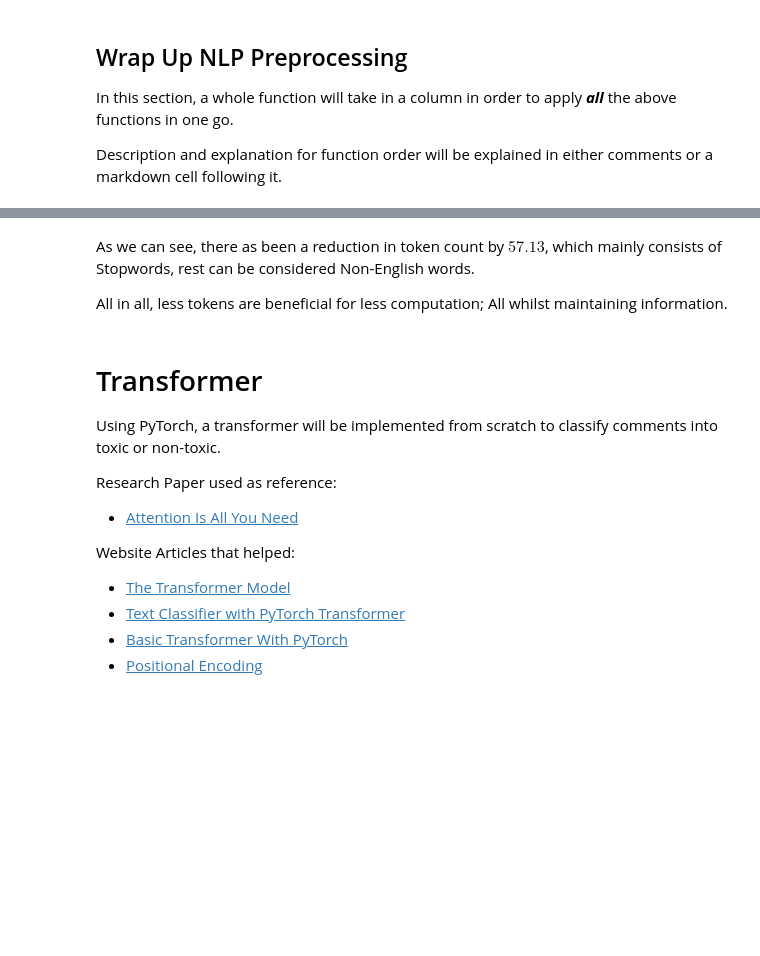
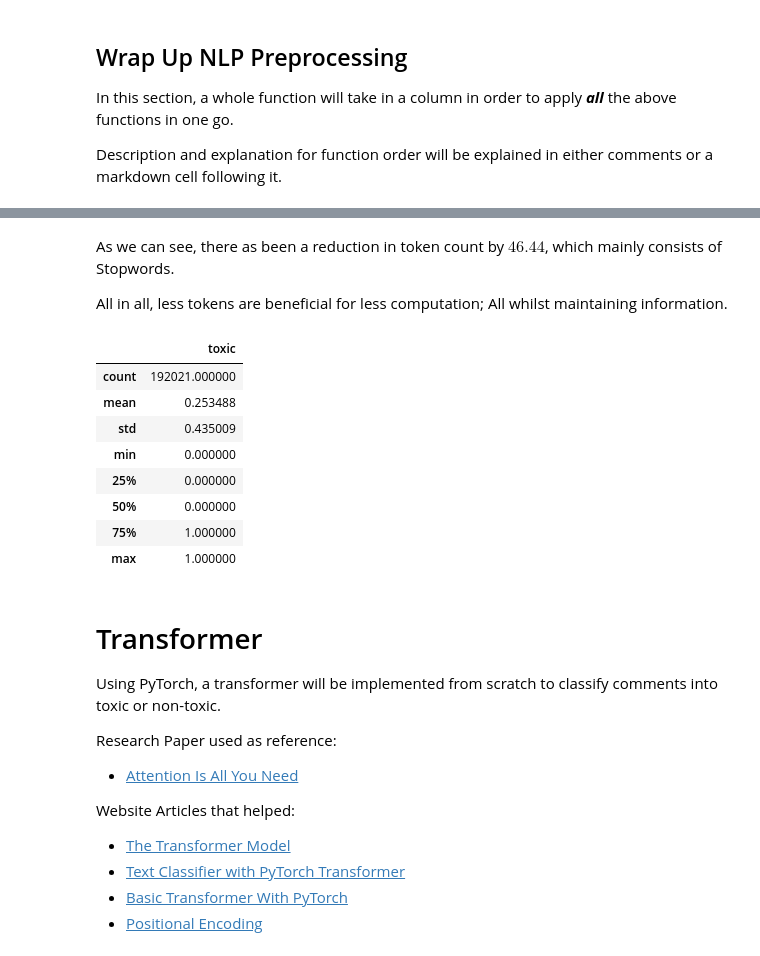
Before and after one commit to Supermjork/Final-Sprint, a Jupyter notebook: notebook/scratch_llm.ipynb, the cells around one changed output, grey strips where cells are left out. Saved outputs shown, nothing was run; the diff lists cells and outputs as text; code cells hidden in the pictures; blank space fills up the shorter version.

```diff
--- a/notebook/scratch_llm.ipynb
+++ b/notebook/scratch_llm.ipynb
@@ -456,8 +424,33 @@ Reduction Percentage : 57.13%
 | 4 | You sir are my hero Any chance yo... | 0 | [sir, hero, chance, remember, page] | [sir, hero, chanc, rememb, page] |
 # %% [markdown]
-As we can see, there as been a reduction in token count by $57.13%$, which mainly consists of Stopwords, rest can be considered Non-English words.
+As we can see, there as been a reduction in token count by $46.44%$, which mainly consists of Stopwords.
 
 All in all, less tokens are beneficial for less computation; All whilst maintaining information.
+# %%
+# Adding more toxic comments
+def inject_toxic(df: pd.DataFrame, toxic_val: int, toxic_colname: str, iters: int):
+    # Extracting toxic comments
+    toxic_df = df[df[toxic_colname] == toxic_val]
+
+    # Injecting toxic comments however many times
+    for _ in range(0, iters):
+        df = pd.concat([df, toxic_df])
+
+    return df
+# %%
+txt_dat = inject_toxic(txt_dat, 1, 'toxic', 2)
+
+txt_dat.describe()
+# %% [output]
+|  | toxic |
+| count | 192021.000000 |
+| mean | 0.253488 |
+| std | 0.435009 |
+| min | 0.000000 |
+| 25% | 0.000000 |
+| 50% | 0.000000 |
+| 75% | 1.000000 |
+| max | 1.000000 |
 # %% [markdown]
 # Transformer
 Using PyTorch, a transformer will be implemented from scratch to classify comments into toxic or non-toxic.
```
Also changed, not shown: parts of 15 cells of this notebook.
